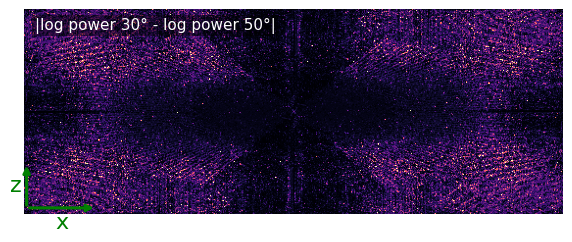
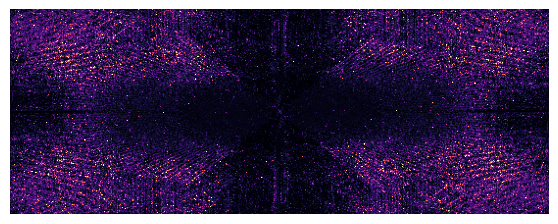
Unified diff of the notebook cell whose output changed from the first chart to the second:
--- before
+++ after
@@ -142,16 +142,16 @@
 
     add_wedge_contours(ax)
-    add_xz_axis_icon(ax)
+    #add_xz_axis_icon(ax)
 
     # optional small label; delete if you want completely clean panels
-    ax.text(
-        0.02, 0.96,
-        f"|log power {angle}° - log power 50°|",
-        transform=ax.transAxes,
-        ha="left", va="top",
-        fontsize=11,
-        color="white",
-        bbox=dict(facecolor="black", alpha=0.45, edgecolor="none", pad=2)
-    )
+    #ax.text(
+    #    0.02, 0.96,
+    #    f"|log power {angle}° - log power 50°|",
+    #    transform=ax.transAxes,
+    #    ha="left", va="top",
+    #    fontsize=11,
+    #    color="white",
+    #    bbox=dict(facecolor="black", alpha=0.45, edgecolor="none", pad=2)
+    #)
 
     ax.axis("off")

Commit: plot changes and log + notes